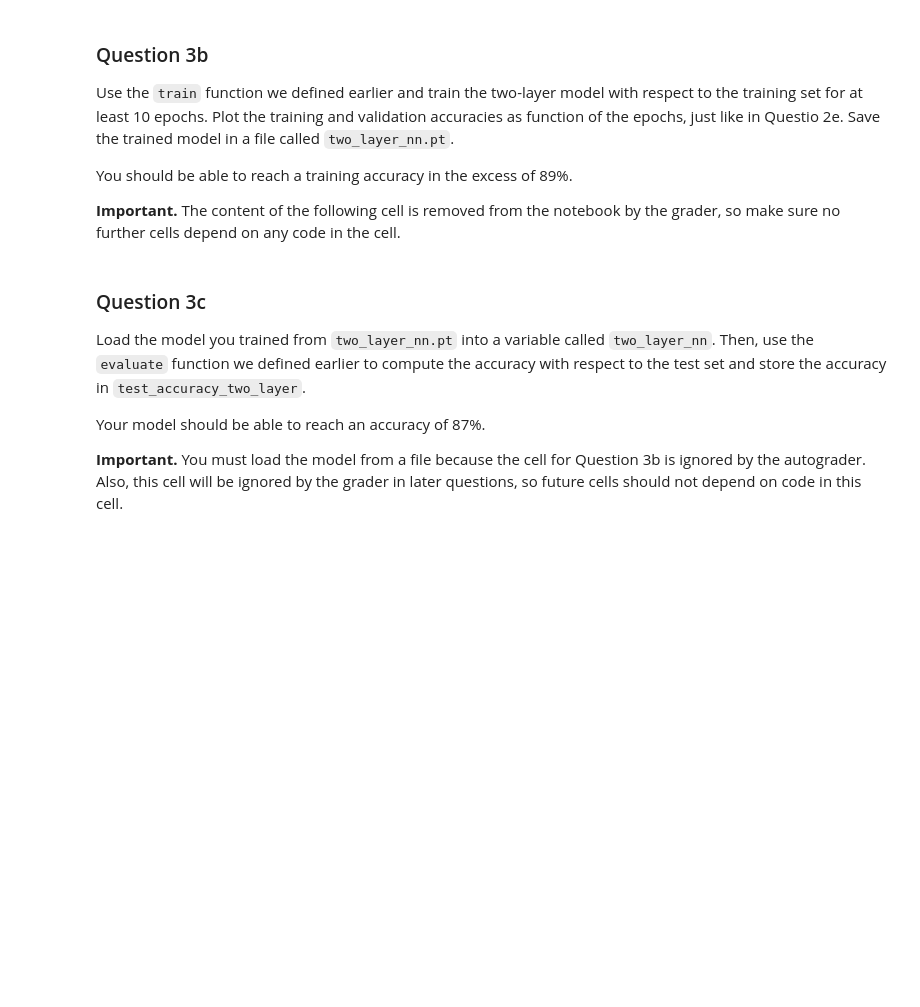
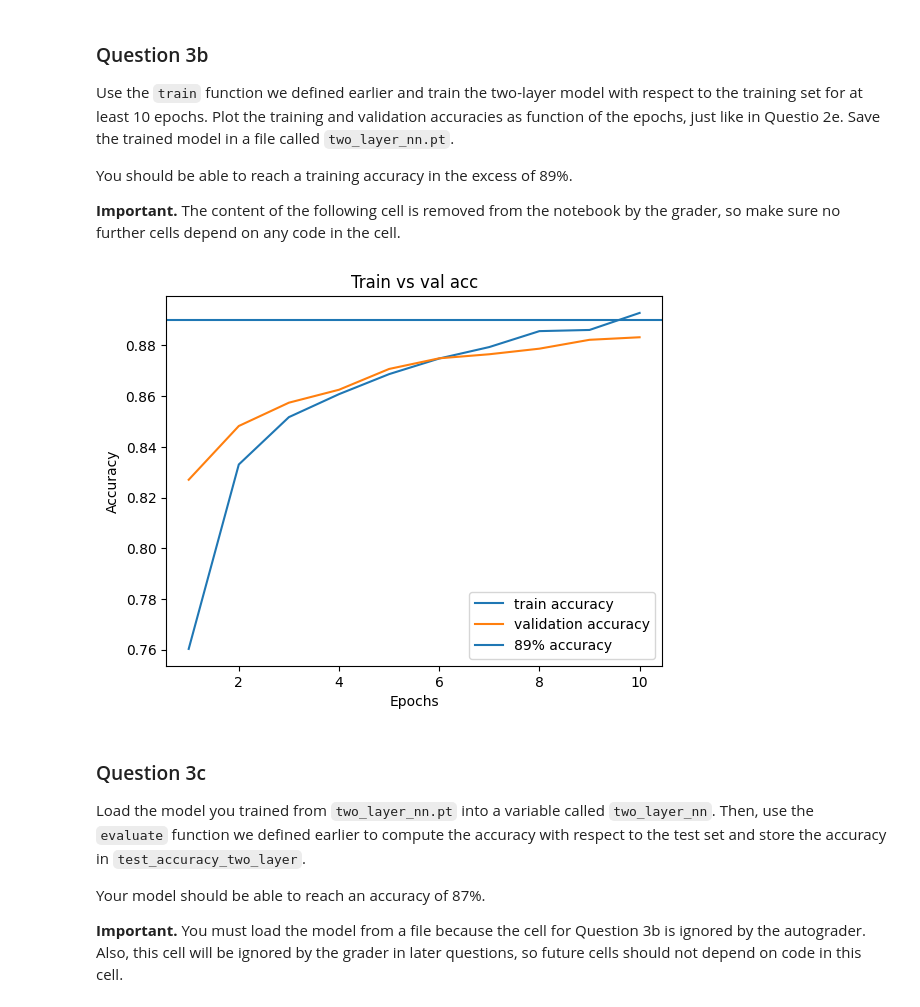
Before and after one commit to david-ferm00/data_science_and_ai, a Jupyter notebook: assignment_5/assignment5_template.ipynb, the cells around one changed output. Saved outputs shown, nothing was run; the diff lists cells and outputs as text; code cells hidden in the pictures; blank space fills up the shorter version.

```diff
--- a/assignment_5/assignment5_template.ipynb
+++ b/assignment_5/assignment5_template.ipynb
@@ -354,13 +415,26 @@ class TwoLayerNN(nn.Module):
         - output_size: number of outputs (number of classes)
         - dropout_prob: float, probability parameter for the dropout layers
         """
-        raise NotImplementedError
+        m1, m2 = hidden_sizes[0], hidden_sizes[1]
+        super().__init__()
+        self.flatten = nn.Flatten()
+        self.linear_relu_stack = nn.Sequential(
+            nn.Linear(input_size, m1),
+            nn.ReLU(),
+            nn.Dropout(dropout_prob),
+            nn.Linear(m1, m2),
+            nn.ReLU(),
+            nn.Dropout(dropout_prob),
+            nn.Linear(m2, output_size),
+        )
 
     def forward(self, x):
         """
         Evaluates the network for the given argument x.
         """
-        raise NotImplementedError
+        return self.linear_relu_stack(self.flatten(x))
+
+two_layer_nn = TwoLayerNN(28*28, (512, 256), 10, 0.2)
 # %% [markdown]
 ### Question 3b
 
@@ -372,6 +446,26 @@ You should be able to reach a training accuracy in the excess of 89%.
 # %%
 # Codegrade Tag Question3b
 # Do *not* remove the tag above
+
+two_layer_nn = TwoLayerNN(28*28, (512, 256), 10, 0.2)
+states = train(two_layer_nn, train_loader, val_loader, 10)
+
+torch.save(two_layer_nn.state_dict(), "two_layer_nn.pt")
+
+train_accuracies = states[1]
+val_accuracies = states[3]
+
+x = range(1, 11)
+plt.plot(x, train_accuracies, label = "train accuracy")
+plt.plot(x, val_accuracies, label = "validation accuracy")
+plt.axhline(y = 0.89, label = "89% accuracy")
+plt.xlabel("Epochs")
+plt.ylabel("Accuracy")
+plt.title("Train vs val acc")
+plt.legend()
+plt.show()
+# %% [output]
+[figure, added]
 # %% [markdown]
 ### Question 3c
 
```
Also changed, not shown: parts of 11 cells of this notebook, 4 other files.
